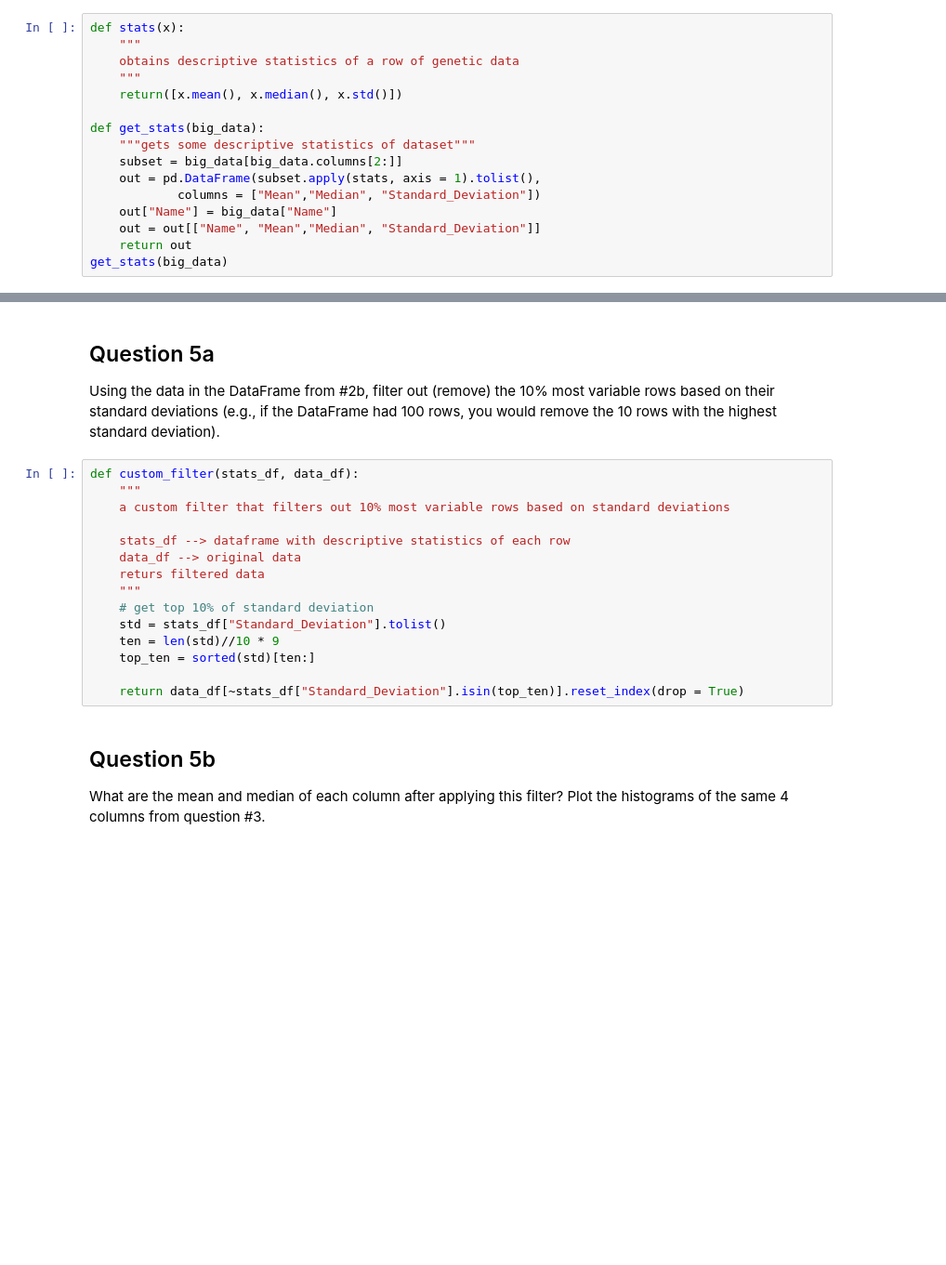
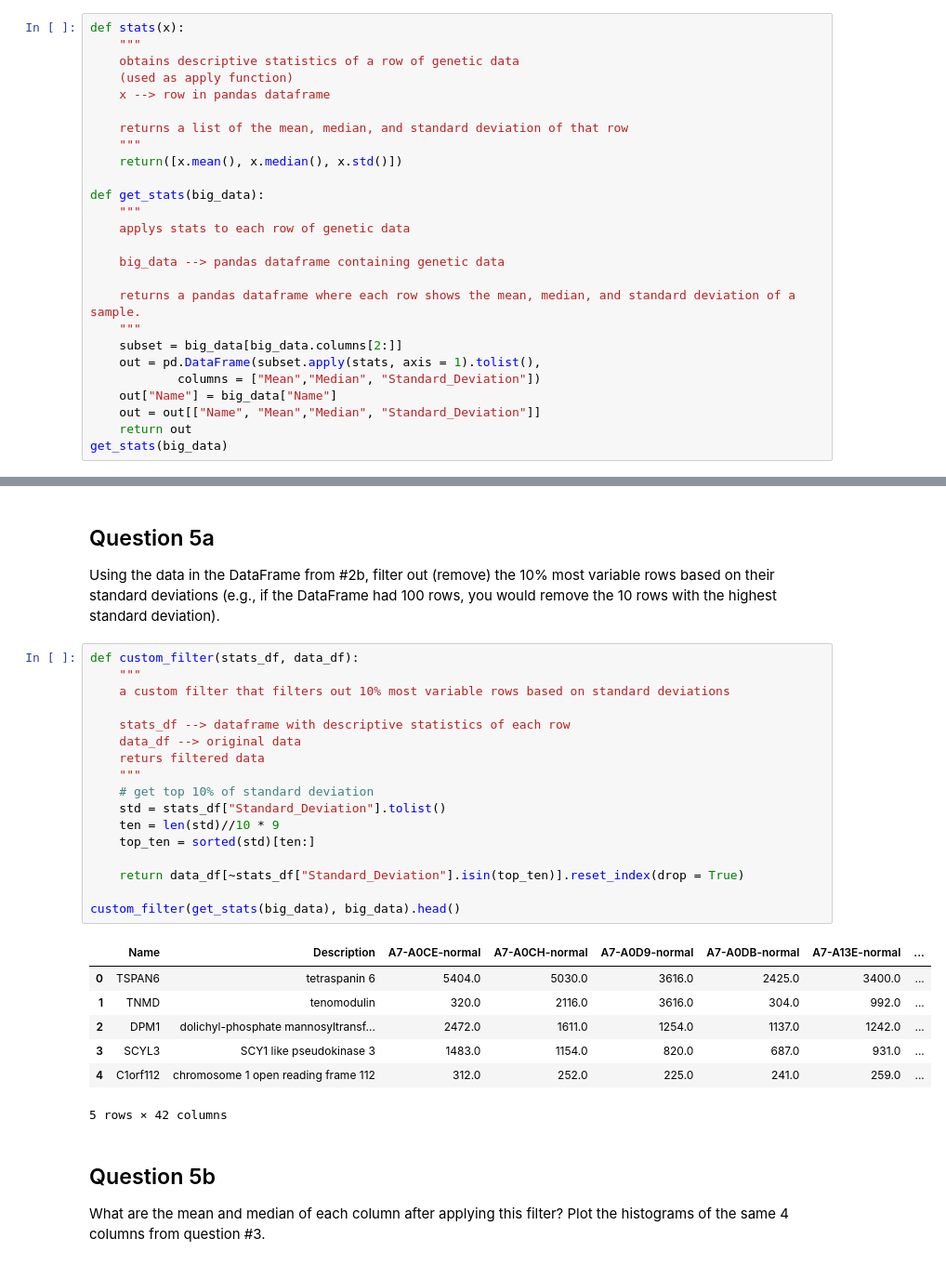
Before and after one commit to edwin5588/intro_data_preprocessing, a Jupyter notebook: Data Preprocessing Assignment Notebook.ipynb, the cells around one changed output, grey strips where cells are left out. Shown at 93% size. Cells and saved outputs as stored; diff of their text form; blank space fills up the shorter version.

```diff
--- a/Data Preprocessing Assignment Notebook.ipynb
+++ b/Data Preprocessing Assignment Notebook.ipynb
@@ -81,11 +81,21 @@ Using the data in the DataFrame from #2b, print out a DataFrame containing one r
 def stats(x):
     """
     obtains descriptive statistics of a row of genetic data
+    (used as apply function)
+    x --> row in pandas dataframe
+
+    returns a list of the mean, median, and standard deviation of that row
     """
     return([x.mean(), x.median(), x.std()])
 
 def get_stats(big_data):
-    """gets some descriptive statistics of dataset"""
+    """
+    applys stats to each row of genetic data
+
+    big_data --> pandas dataframe containing genetic data
+
+    returns a pandas dataframe where each row shows the mean, median, and standard deviation of a sample.
+    """
     subset = big_data[big_data.columns[2:]]
     out = pd.DataFrame(subset.apply(stats, axis = 1).tolist(),
             columns = ["Mean","Median", "Standard_Deviation"])
@@ -113,18 +123,28 @@ Using the data in the DataFrame from #2b, filter out (remove) the 10% most varia
 # %%
 def custom_filter(stats_df, data_df):
     """
     a custom filter that filters out 10% most variable rows based on standard deviations
 
     stats_df --> dataframe with descriptive statistics of each row
     data_df --> original data
     returs filtered data
     """
     # get top 10% of standard deviation
     std = stats_df["Standard_Deviation"].tolist()
     ten = len(std)//10 * 9
     top_ten = sorted(std)[ten:]
 
     return data_df[~stats_df["Standard_Deviation"].isin(top_ten)].reset_index(drop = True)
+
+custom_filter(get_stats(big_data), big_data).head()
+# %% [output]
+|  | Name | Description | A7-A0CE-normal | A7-A0CH-normal | A7-A0D9-normal | A7-A0DB-normal | A7-A13E-normal | ... |
+| 0 | TSPAN6 | tetraspanin 6 | 5404.0 | 5030.0 | 3616.0 | 2425.0 | 3400.0 | ... |
+| 1 | TNMD | tenomodulin | 320.0 | 2116.0 | 3616.0 | 304.0 | 992.0 | ... |
+| 2 | DPM1 | dolichyl-phosphate mannosyltransf... | 2472.0 | 1611.0 | 1254.0 | 1137.0 | 1242.0 | ... |
+| 3 | SCYL3 | SCY1 like pseudokinase 3 | 1483.0 | 1154.0 | 820.0 | 687.0 | 931.0 | ... |
+| 4 | C1orf112 | chromosome 1 open reading frame 112 | 312.0 | 252.0 | 225.0 | 241.0 | 259.0 | ... |
+5 rows × 42 columns
 # %% [markdown]
 ## Question 5b
 What are the mean and median of each column after applying this filter? Plot the histograms of the same 4 columns from question #3.
```
Also changed, not shown: parts of 1 cell of this notebook.
